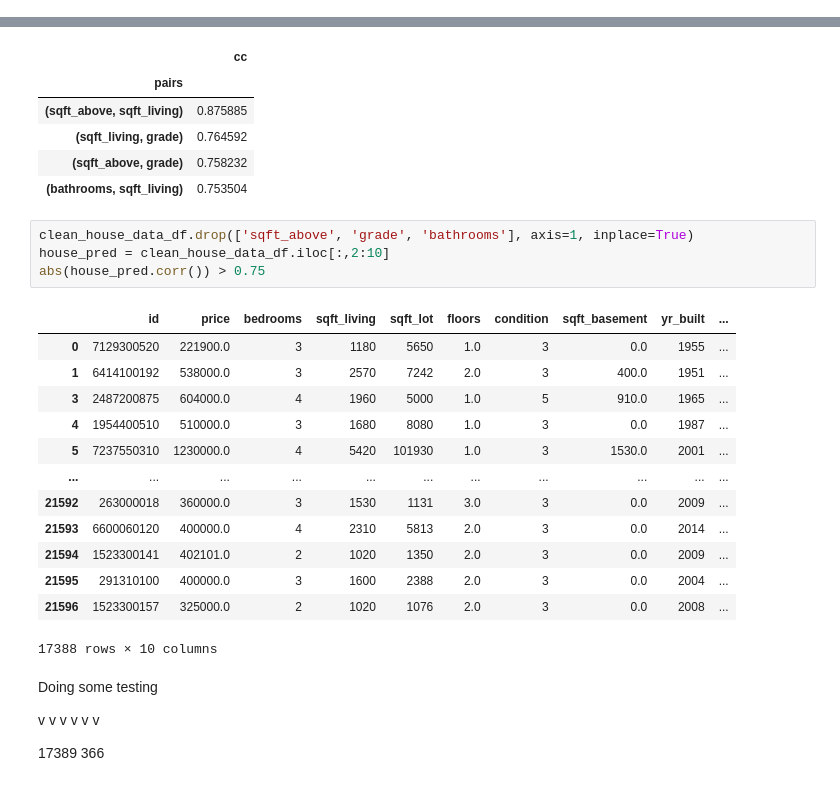
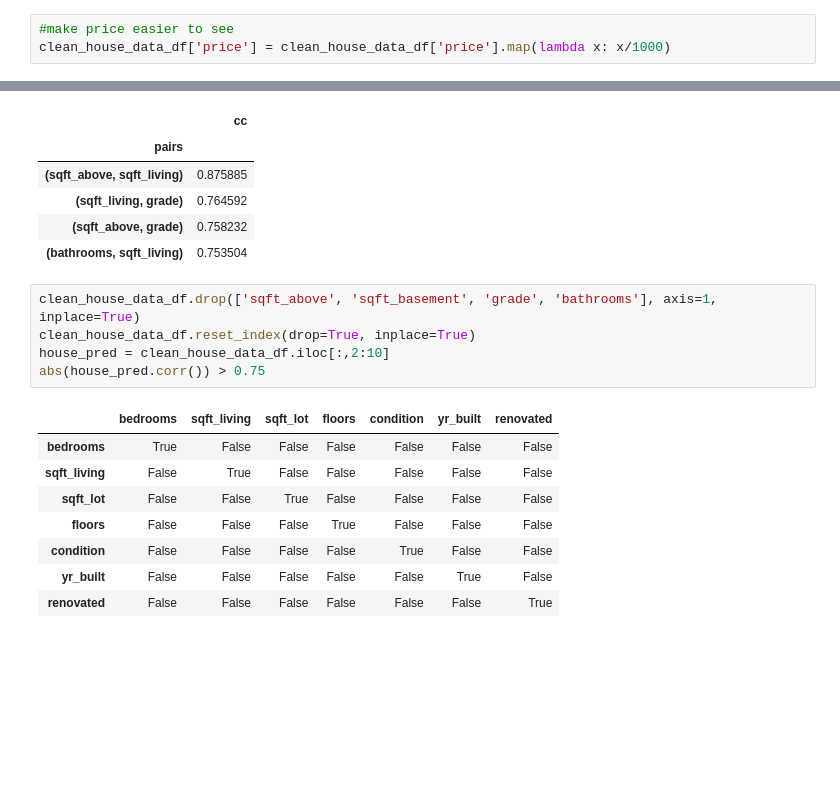
Before and after one commit to wong-ricky/House-Price, a Jupyter notebook: House Price.ipynb, the cells around one changed output, grey strips where cells are left out. Cells and saved outputs as stored; diff of their text form; blank space fills up the shorter version.

```diff
--- a/House Price.ipynb
+++ b/House Price.ipynb
@@ -176,6 +180,9 @@ clean_house_data_df.drop(labels=15856, axis=0, inplace=True)
 #change to property been renovated or not
 clean_house_data_df.loc[(clean_house_data_df['yr_renovated'] > 0), 'yr_renovated'] = 1
 clean_house_data_df.rename(columns={'yr_renovated':'renovated'}, inplace=True)
+# %%
+#make price easier to see
+clean_house_data_df['price'] = clean_house_data_df['price'].map(lambda x: x/1000)
 # %% [markdown]
 ### Check for Multicollinearity
 - We have found some predictors that are corellated and have kept sqft_living
@@ -228,44 +236,16 @@ df[(df.cc>0.75) & (df.cc <1)]
 | (sqft_above, grade) | 0.758232 |
 | (bathrooms, sqft_living) | 0.753504 |
 # %%
-clean_house_data_df.drop(['sqft_above', 'grade', 'bathrooms'], axis=1, inplace=True)
+clean_house_data_df.drop(['sqft_above', 'sqft_basement', 'grade', 'bathrooms'], axis=1, inplace=True)
+clean_house_data_df.reset_index(drop=True, inplace=True)
 house_pred = clean_house_data_df.iloc[:,2:10]
 abs(house_pred.corr()) > 0.75
 # %% [output]
-|  | id | price | bedrooms | sqft_living | sqft_lot | floors | condition | sqft_basement | yr_built | ... |
-| 0 | 7129300520 | 221900.0 | 3 | 1180 | 5650 | 1.0 | 3 | 0.0 | 1955 | ... |
-| 1 | 6414100192 | 538000.0 | 3 | 2570 | 7242 | 2.0 | 3 | 400.0 | 1951 | ... |
-| 3 | 2487200875 | 604000.0 | 4 | 1960 | 5000 | 1.0 | 5 | 910.0 | 1965 | ... |
-| 4 | 1954400510 | 510000.0 | 3 | 1680 | 8080 | 1.0 | 3 | 0.0 | 1987 | ... |
-| 5 | 7237550310 | 1230000.0 | 4 | 5420 | 101930 | 1.0 | 3 | 1530.0 | 2001 | ... |
-| ... | ... | ... | ... | ... | ... | ... | ... | ... | ... | ... |
-| 21592 | 263000018 | 360000.0 | 3 | 1530 | 1131 | 3.0 | 3 | 0.0 | 2009 | ... |
-| 21593 | 6600060120 | 400000.0 | 4 | 2310 | 5813 | 2.0 | 3 | 0.0 | 2014 | ... |
-| 21594 | 1523300141 | 402101.0 | 2 | 1020 | 1350 | 2.0 | 3 | 0.0 | 2009 | ... |
-| 21595 | 291310100 | 400000.0 | 3 | 1600 | 2388 | 2.0 | 3 | 0.0 | 2004 | ... |
-| 21596 | 1523300157 | 325000.0 | 2 | 1020 | 1076 | 2.0 | 3 | 0.0 | 2008 | ... |
+|  | bedrooms | sqft_living | sqft_lot | floors | condition | yr_built | renovated |
+| bedrooms | True | False | False | False | False | False | False |
+| sqft_living | False | True | False | False | False | False | False |
+| sqft_lot | False | False | True | False | False | False | False |
+| floors | False | False | False | True | False | False | False |
+| condition | False | False | False | False | True | False | False |
+| yr_built | False | False | False | False | False | True | False |
+| renovated | False | False | False | False | False | False | True |
-17388 rows × 10 columns
-# %% [markdown]
-
-
-
-
-
-
-
-
-
-
-Doing some testing
-
-
-
-v
-v
-v
-v
-v
-v
-
-17389
-366
```
Also changed, not shown: parts of 21 cells of this notebook.
